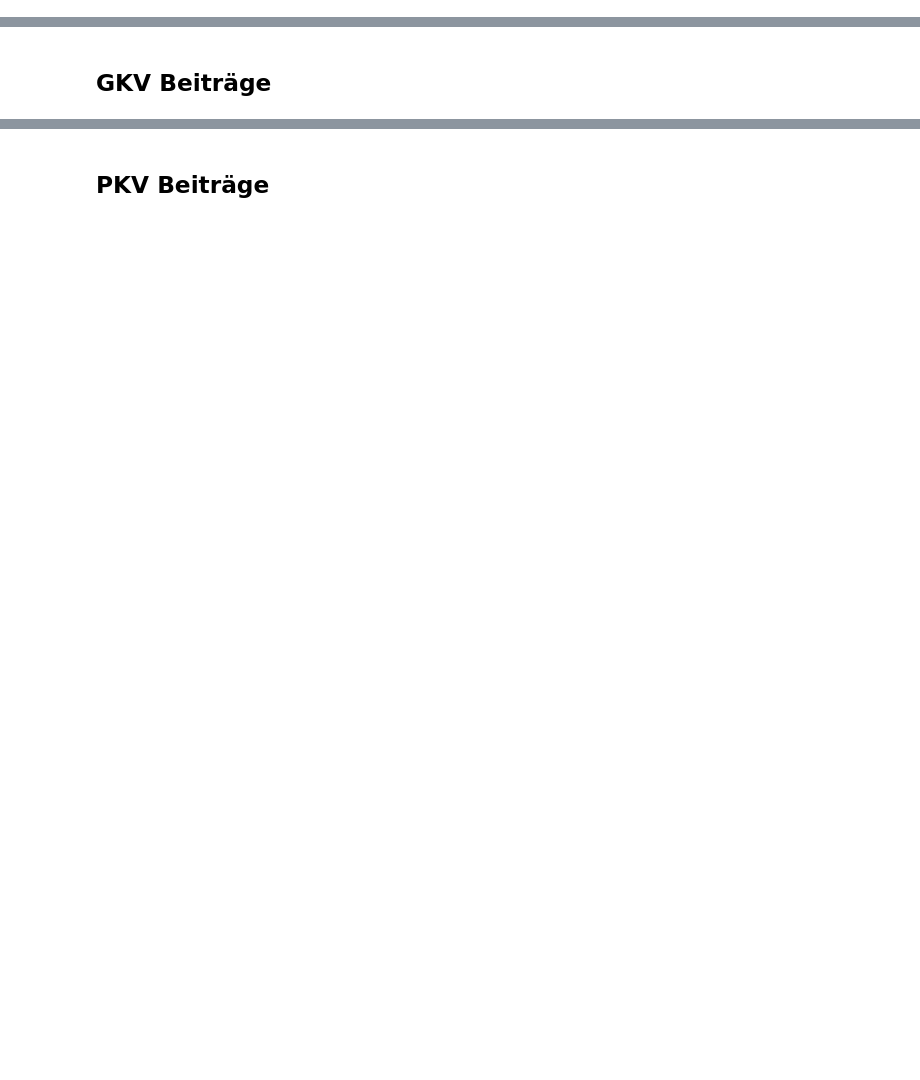
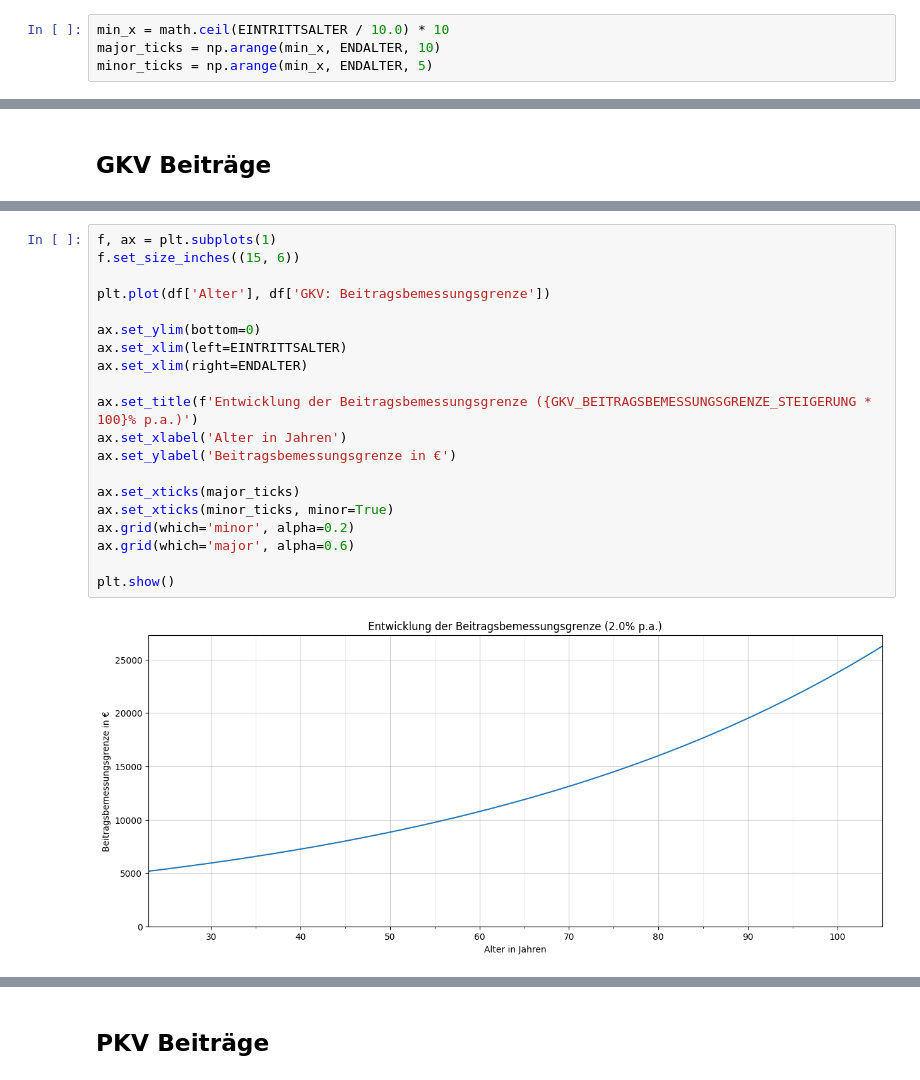
Before and after one commit to maxileith/pkv-kosten, a Jupyter notebook: notebook.ipynb, the cells around one changed output, grey strips where cells are left out. Drawn from its saved outputs; the diff is of its cells as text; blank space fills up the shorter version.

```diff
--- a/notebook.ipynb
+++ b/notebook.ipynb
@@ -148,3 +170,7 @@ KAPITALERTRAGSSTEUER = 0.25
+# %%
+min_x = math.ceil(EINTRITTSALTER / 10.0) * 10
+major_ticks = np.arange(min_x, ENDALTER, 10)
+minor_ticks = np.arange(min_x, ENDALTER, 5)
 # %% [markdown]
 ## Durchschnittliche steuerliche Ansetzbarkeit
 # %%
@@ -242,0 +270,22 @@ df
+# %%
+f, ax = plt.subplots(1)
+f.set_size_inches((15, 6))
+
+plt.plot(df['Alter'], df['GKV: Beitragsbemessungsgrenze'])
+
+ax.set_ylim(bottom=0)
+ax.set_xlim(left=EINTRITTSALTER)
+ax.set_xlim(right=ENDALTER)
+
+ax.set_title(f'Entwicklung der Beitragsbemessungsgrenze ({GKV_BEITRAGSBEMESSUNGSGRENZE_STEIGERUNG * 100}% p.a.)')
+ax.set_xlabel('Alter in Jahren')
+ax.set_ylabel('Beitragsbemessungsgrenze in €')
+
+ax.set_xticks(major_ticks)
+ax.set_xticks(minor_ticks, minor=True)
+ax.grid(which='minor', alpha=0.2)
+ax.grid(which='major', alpha=0.6)
+
+plt.show()
+# %% [output]
+[figure, added]
```
Also changed, not shown: parts of 15 cells of this notebook.
